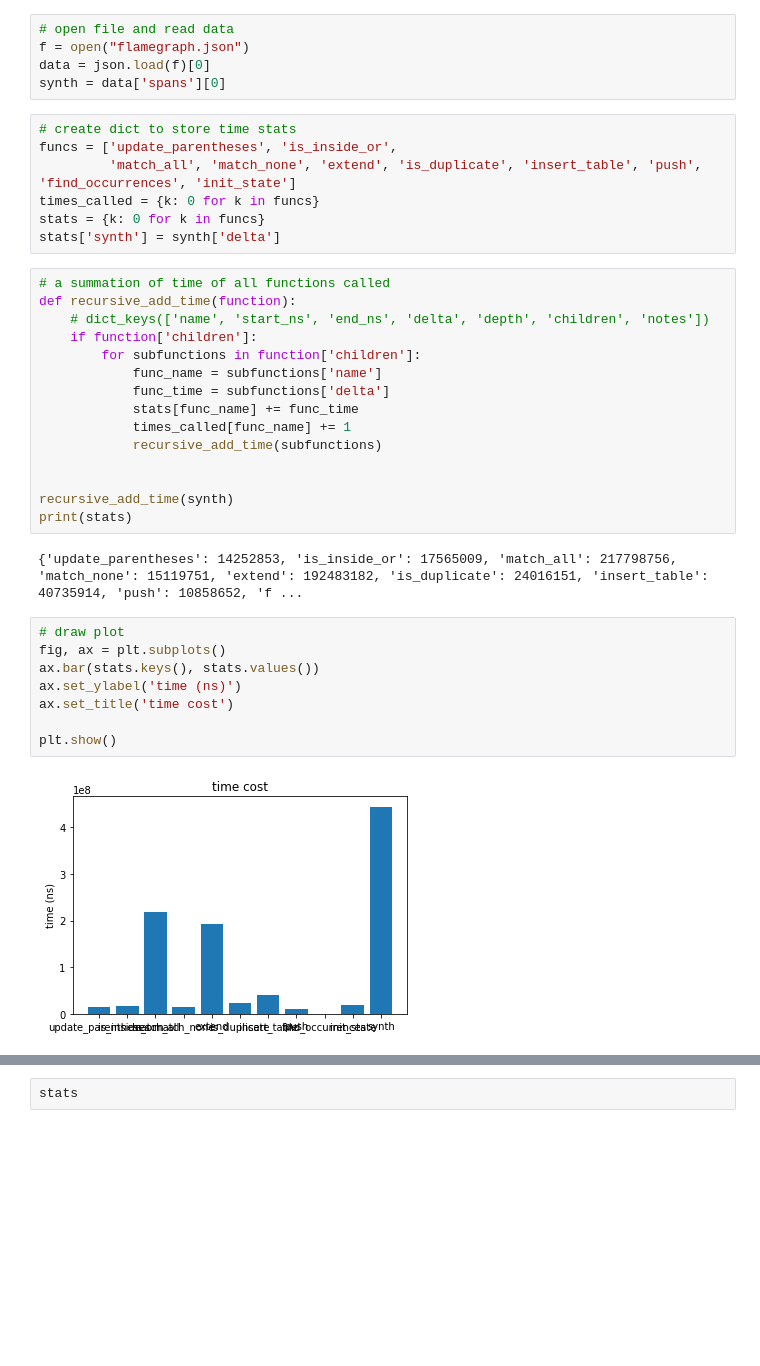
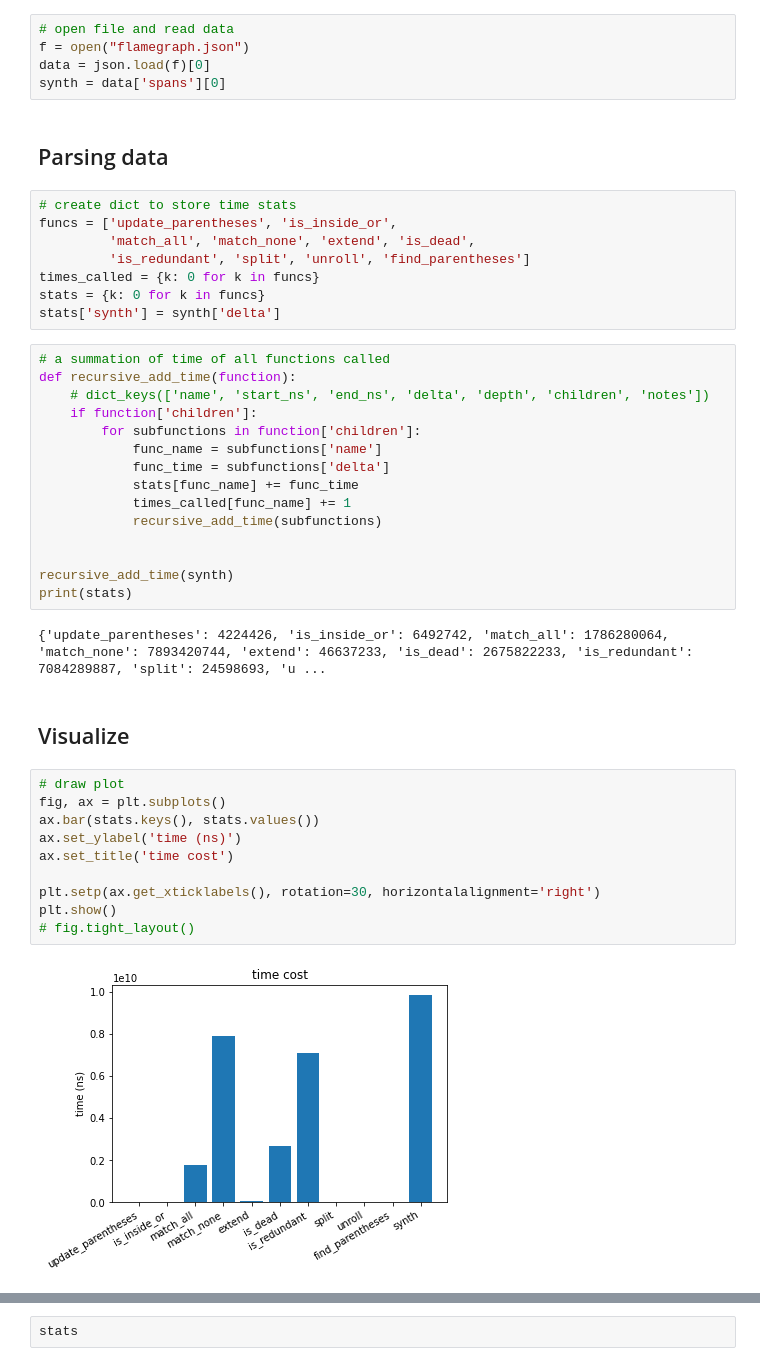
Before and after one commit to patorikkulee/regex-synth, a Jupyter notebook: parse_json.ipynb, the cells around one changed output, grey strips where cells are left out. Drawn from its saved outputs; the diff is of its cells as text; blank space fills up the shorter version.

```diff
--- a/parse_json.ipynb
+++ b/parse_json.ipynb
@@ -6,10 +9,13 @@ import matplotlib.pyplot as plt
 f = open("flamegraph.json")
 data = json.load(f)[0]
 synth = data['spans'][0]
+# %% [markdown]
+## Parsing data
 # %%
 # create dict to store time stats
 funcs = ['update_parentheses', 'is_inside_or',
-         'match_all', 'match_none', 'extend', 'is_duplicate', 'insert_table', 'push', 'find_occurrences', 'init_state']
+         'match_all', 'match_none', 'extend', 'is_dead',
+         'is_redundant', 'split', 'unroll', 'find_parentheses']
 times_called = {k: 0 for k in funcs}
 stats = {k: 0 for k in funcs}
 stats['synth'] = synth['delta']
@@ -29,17 +35,21 @@ def recursive_add_time(function):
 recursive_add_time(synth)
 print(stats)
 # %% [output]
-{'update_parentheses': 14252853, 'is_inside_or': 17565009, 'match_all': 217798756, 'match_none': 15119751, 'extend': 192483182, 'is_duplicate': 24016151, 'insert_table': 40735914, 'push': 10858652, 'f ...
+{'update_parentheses': 4224426, 'is_inside_or': 6492742, 'match_all': 1786280064, 'match_none': 7893420744, 'extend': 46637233, 'is_dead': 2675822233, 'is_redundant': 7084289887, 'split': 24598693, 'u ...
+# %% [markdown]
+## Visualize
 # %%
 # draw plot
 fig, ax = plt.subplots()
 ax.bar(stats.keys(), stats.values())
 ax.set_ylabel('time (ns)')
 ax.set_title('time cost')
 
+plt.setp(ax.get_xticklabels(), rotation=30, horizontalalignment='right')
 plt.show()
+# fig.tight_layout()
 # %% [output]
-[figure, old version]
+[figure, new version]
 # %%
 ratio_of_each = {k:round(v/stats['synth'], 2) for (k,v) in stats.items()}
 """
```
Also changed, not shown: parts of 28 cells of this notebook, 3 other files.
